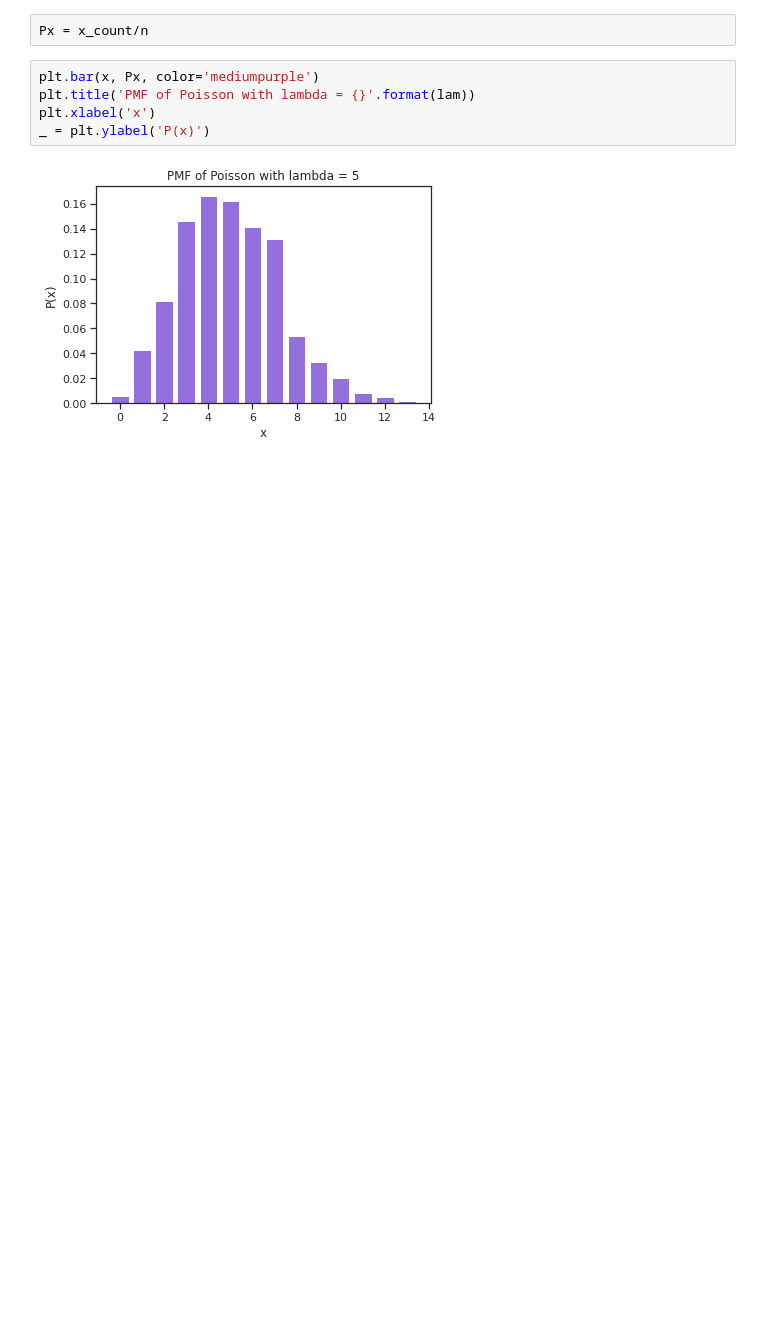
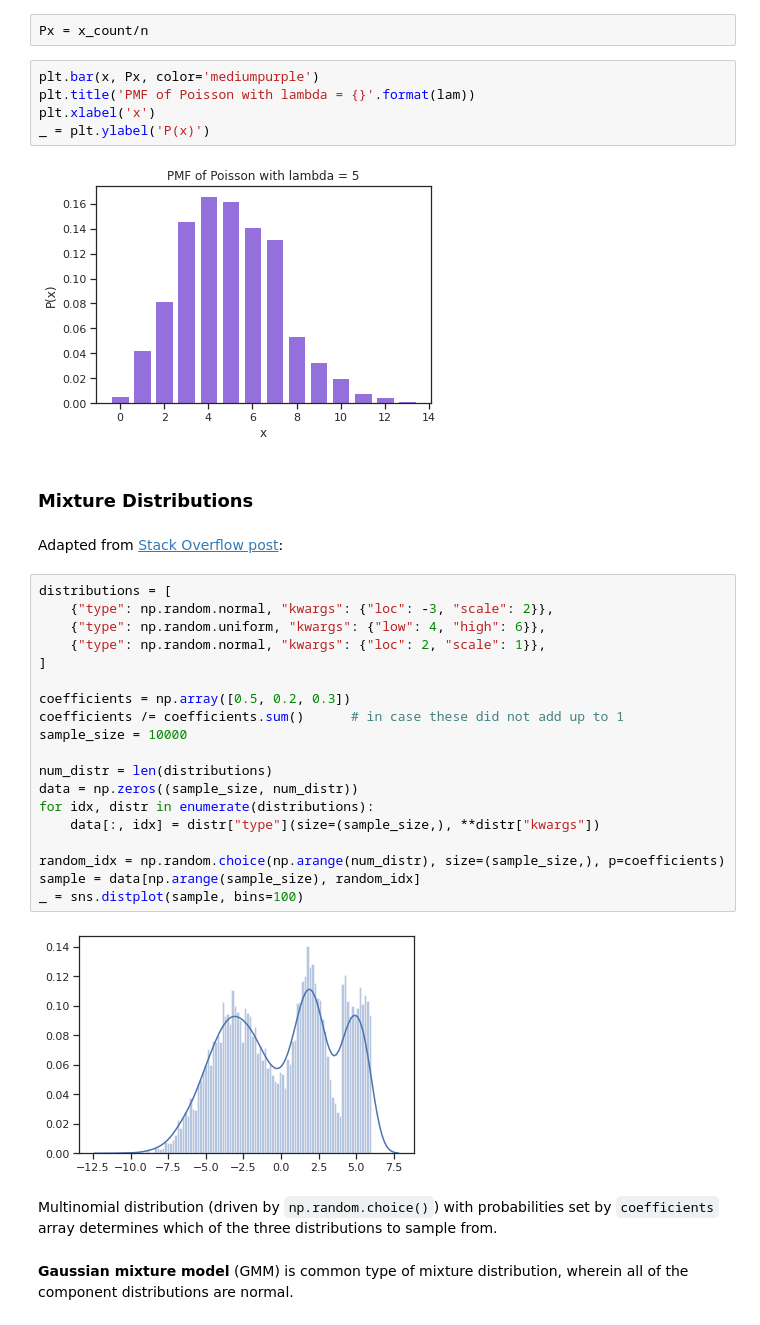
Before and after one commit to jonkrohn/ML-foundations, a Jupyter notebook: notebooks/5-probability.ipynb, the cells around one changed output. Drawn from its saved outputs; the diff is of its cells as text; blank space fills up the shorter version.

Commit message:
add mixture distribution

```diff
--- a/notebooks/5-probability.ipynb
+++ b/notebooks/5-probability.ipynb
@@ -1092,3 +1092,32 @@ plt.xlabel('x')
 _ = plt.ylabel('P(x)')
 # %% [output]
 [figure]
+# %% [markdown]
+### Mixture Distributions
+# %% [markdown]
+Adapted from [Stack Overflow post](https://stackoverflow.com/questions/47759577/creating-a-mixture-of-probability-distributions-for-sampling):
+# %%
+distributions = [
+    {"type": np.random.normal, "kwargs": {"loc": -3, "scale": 2}},
+    {"type": np.random.uniform, "kwargs": {"low": 4, "high": 6}},
+    {"type": np.random.normal, "kwargs": {"loc": 2, "scale": 1}},
+]
+
+coefficients = np.array([0.5, 0.2, 0.3])
+coefficients /= coefficients.sum()      # in case these did not add up to 1
+sample_size = 10000
+
+num_distr = len(distributions)
+data = np.zeros((sample_size, num_distr))
+for idx, distr in enumerate(distributions):
+    data[:, idx] = distr["type"](size=(sample_size,), **distr["kwargs"])
+
+random_idx = np.random.choice(np.arange(num_distr), size=(sample_size,), p=coefficients)
+sample = data[np.arange(sample_size), random_idx]
+_ = sns.distplot(sample, bins=100)
+# %% [output]
+[figure, added]
+# %% [markdown]
+Multinomial distribution (driven by `np.random.choice()`) with probabilities set by `coefficients` array determines which of the three distributions to sample from.
+# %% [markdown]
+**Gaussian mixture model** (GMM) is common type of mixture distribution, wherein all of the component distributions are normal.
```
Also changed, not shown: parts of 1 cell of this notebook.
